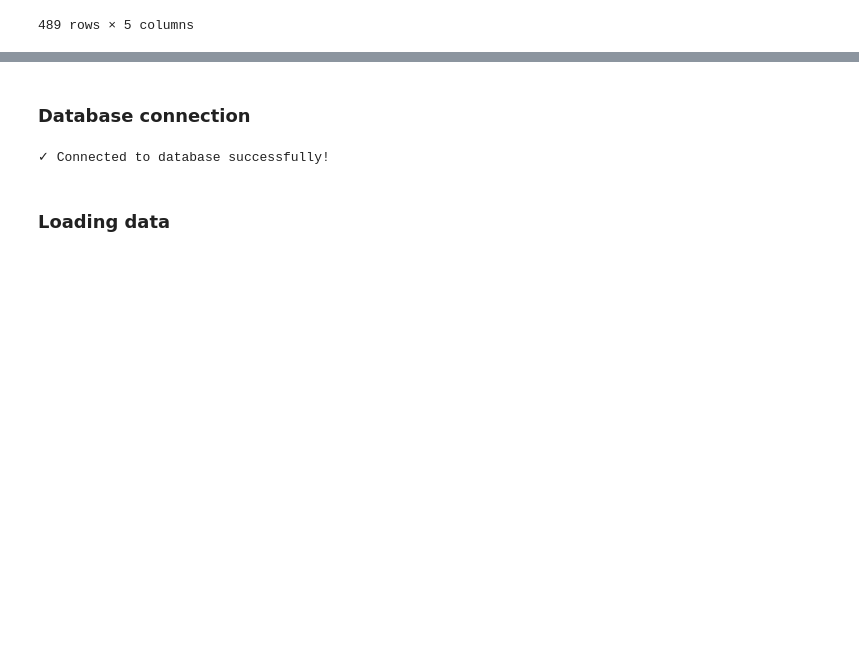
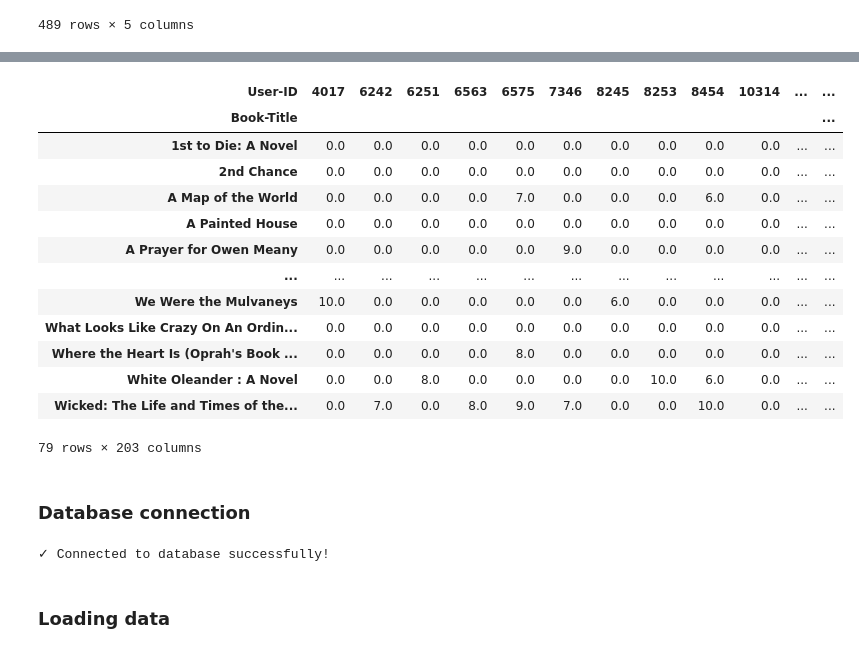
Before and after one commit to mkamar17/litra-book_recommender, a Jupyter notebook: product/ML/notebooks/book_recommender.ipynb, the cells around one changed output, grey strips where cells are left out. Drawn from its saved outputs; the diff is of its cells as text; code cells hidden in the pictures; blank space fills up the shorter version.

```diff
--- a/product/ML/notebooks/book_recommender.ipynb
+++ b/product/ML/notebooks/book_recommender.ipynb
@@ -156,3 +163,32 @@ popular_df
+# %%
+filtered_rating = ratings_with_name[ratings_with_name['User-ID'].isin(educated_users)]
+# %%
+# getting the popular books based on users with 20 or more ratings
+
+y = filtered_rating.groupby('Book-Title').count()['Book-Rating'] >= 20
+popular_by_educated_users = y[y].index
+# %%
+final_ratings = filtered_rating[filtered_rating['Book-Title'].isin(popular_by_educated_users)]
+# %%
+pt = final_ratings.pivot_table(index = 'Book-Title', columns='User-ID', values='Book-Rating')
+# %%
+pt.fillna(0,inplace=True) # replacing NaN with 0
+pt
+# %% [output]
+| User-ID | 4017 | 6242 | 6251 | 6563 | 6575 | 7346 | 8245 | 8253 | 8454 | 10314 | ... | ... |
+| Book-Title |  |  |  |  |  |  |  |  |  |  |  | ... |
+| 1st to Die: A Novel | 0.0 | 0.0 | 0.0 | 0.0 | 0.0 | 0.0 | 0.0 | 0.0 | 0.0 | 0.0 | ... | ... |
+| 2nd Chance | 0.0 | 0.0 | 0.0 | 0.0 | 0.0 | 0.0 | 0.0 | 0.0 | 0.0 | 0.0 | ... | ... |
+| A Map of the World | 0.0 | 0.0 | 0.0 | 0.0 | 7.0 | 0.0 | 0.0 | 0.0 | 6.0 | 0.0 | ... | ... |
+| A Painted House | 0.0 | 0.0 | 0.0 | 0.0 | 0.0 | 0.0 | 0.0 | 0.0 | 0.0 | 0.0 | ... | ... |
+| A Prayer for Owen Meany | 0.0 | 0.0 | 0.0 | 0.0 | 0.0 | 9.0 | 0.0 | 0.0 | 0.0 | 0.0 | ... | ... |
+| ... | ... | ... | ... | ... | ... | ... | ... | ... | ... | ... | ... | ... |
+| We Were the Mulvaneys | 10.0 | 0.0 | 0.0 | 0.0 | 0.0 | 0.0 | 6.0 | 0.0 | 0.0 | 0.0 | ... | ... |
+| What Looks Like Crazy On An Ordin... | 0.0 | 0.0 | 0.0 | 0.0 | 0.0 | 0.0 | 0.0 | 0.0 | 0.0 | 0.0 | ... | ... |
+| Where the Heart Is (Oprah's Book ... | 0.0 | 0.0 | 0.0 | 0.0 | 8.0 | 0.0 | 0.0 | 0.0 | 0.0 | 0.0 | ... | ... |
+| White Oleander : A Novel | 0.0 | 0.0 | 8.0 | 0.0 | 0.0 | 0.0 | 0.0 | 10.0 | 6.0 | 0.0 | ... | ... |
+| Wicked: The Life and Times of the... | 0.0 | 7.0 | 0.0 | 8.0 | 9.0 | 7.0 | 0.0 | 0.0 | 10.0 | 0.0 | ... | ... |
+79 rows × 203 columns
 # %% [markdown]
 ### Database connection
 # %%
```
Also changed, not shown: parts of 2 cells of this notebook.
